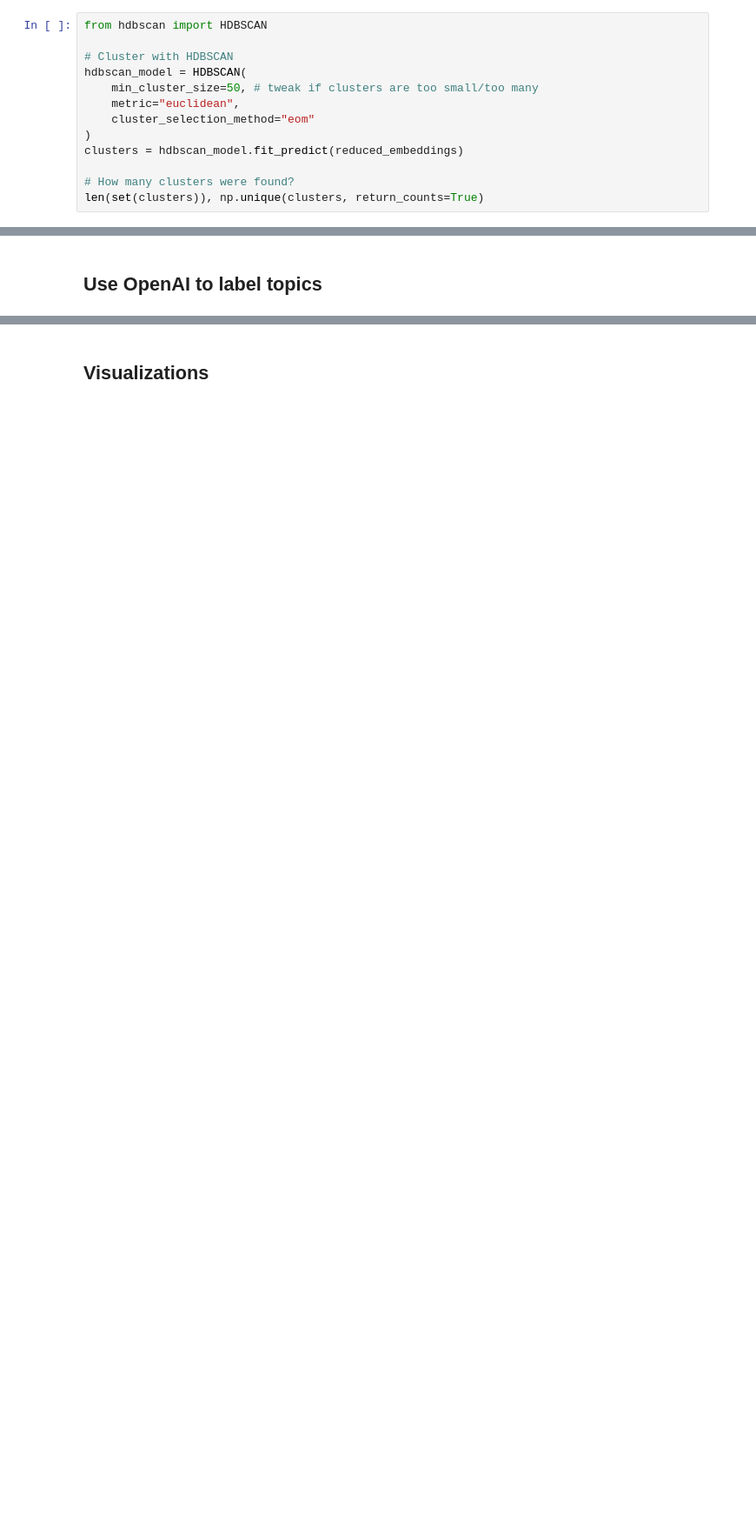
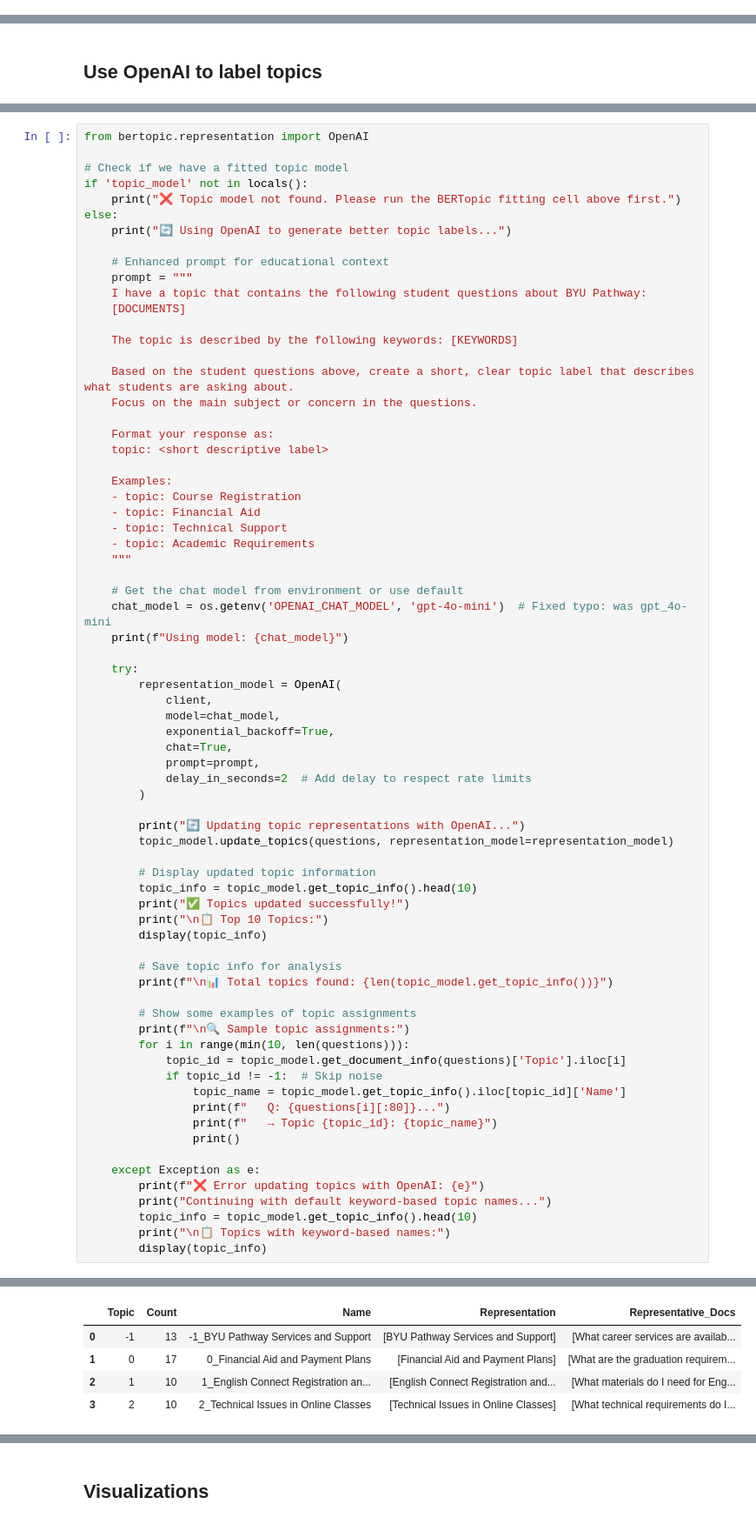
Before and after one commit to chrisedeson/pathway-questions-topic-modelling, a Jupyter notebook: Text_Clustering_&_Topic_Modeling_of_Pathway_Questions_with_OpenAI_and_BERTopic.ipynb, the cells around one changed output, grey strips where cells are left out. Shown at 87% size. Drawn from its saved outputs; the diff is of its cells as text; blank space fills up the shorter version.

```diff
--- a/Text_Clustering_&_Topic_Modeling_of_Pathway_Questions_with_OpenAI_and_BERTopic.ipynb
+++ b/Text_Clustering_&_Topic_Modeling_of_Pathway_Questions_with_OpenAI_and_BERTopic.ipynb
@@ -125,16 +249,3 @@ umap_model = UMAP(
 reduced_embeddings = umap_model.fit_transform(embeddings)
 # %% [markdown]
 ## Cluster the reduced embeddings
-# %%
-from hdbscan import HDBSCAN
-
-# Cluster with HDBSCAN
-hdbscan_model = HDBSCAN(
-    min_cluster_size=50, # tweak if clusters are too small/too many
-    metric="euclidean",
-    cluster_selection_method="eom"
-)
-clusters = hdbscan_model.fit_predict(reduced_embeddings)
-
-# How many clusters were found?
-len(set(clusters)), np.unique(clusters, return_counts=True)
@@ -245,0 +394,72 @@ topic_model.get_topic_info().head(10)
+# %%
+from bertopic.representation import OpenAI
+
+# Check if we have a fitted topic model
+if 'topic_model' not in locals():
+    print("❌ Topic model not found. Please run the BERTopic fitting cell above first.")
+else:
+    print("🔄 Using OpenAI to generate better topic labels...")
+
+    # Enhanced prompt for educational context
+    prompt = """
+    I have a topic that contains the following student questions about BYU Pathway:
+    [DOCUMENTS]
+
+    The topic is described by the following keywords: [KEYWORDS]
+
+    Based on the student questions above, create a short, clear topic label that describes what students are asking about.
+    Focus on the main subject or concern in the questions.
+
+    Format your response as:
+    topic: <short descriptive label>
+
+    Examples:
+    - topic: Course Registration
+    - topic: Financial Aid
+    - topic: Technical Support
+    - topic: Academic Requirements
+    """
+
+    # Get the chat model from environment or use default
+    chat_model = os.getenv('OPENAI_CHAT_MODEL', 'gpt-4o-mini')  # Fixed typo: was gpt_4o-mini
+    print(f"Using model: {chat_model}")
+
+    try:
+        representation_model = OpenAI(
+            client,
+            model=chat_model,
+            exponential_backoff=True,
+            chat=True,
+            prompt=prompt,
+            delay_in_seconds=2  # Add delay to respect rate limits
+        )
+
+        print("🔄 Updating topic representations with OpenAI...")
+        topic_model.update_topics(questions, representation_model=representation_model)
+
+        # Display updated topic information
+        topic_info = topic_model.get_topic_info().head(10)
+        print("✅ Topics updated successfully!")
+        print("\n📋 Top 10 Topics:")
+        display(topic_info)
+
+        # Save topic info for analysis
+        print(f"\n📊 Total topics found: {len(topic_model.get_topic_info())}")
+
+        # Show some examples of topic assignments
+        print(f"\n🔍 Sample topic assignments:")
+        for i in range(min(10, len(questions))):
+            topic_id = topic_model.get_document_info(questions)['Topic'].iloc[i]
+            if topic_id != -1:  # Skip noise
+                topic_name = topic_model.get_topic_info().iloc[topic_id]['Name']
+                print(f"   Q: {questions[i][:80]}...")
+                print(f"   → Topic {topic_id}: {topic_name}")
+                print()
+
+    except Exception as e:
+        print(f"❌ Error updating topics with OpenAI: {e}")
+        print("Continuing with default keyword-based topic names...")
+        topic_info = topic_model.get_topic_info().head(10)
+        print("\n📋 Topics with keyword-based names:")
+        display(topic_info)
+# %% [output]
@@ -245,0 +472,5 @@ topic_model.get_topic_info().head(10)
+|  | Topic | Count | Name | Representation | Representative_Docs |
+| 0 | -1 | 13 | -1_BYU Pathway Services and Support | [BYU Pathway Services and Support] | [What career services are availab... |
+| 1 | 0 | 17 | 0_Financial Aid and Payment Plans | [Financial Aid and Payment Plans] | [What are the graduation requirem... |
+| 2 | 1 | 10 | 1_English Connect Registration an... | [English Connect Registration and... | [What materials do I need for Eng... |
+| 3 | 2 | 10 | 2_Technical Issues in Online Classes | [Technical Issues in Online Classes] | [What technical requirements do I... |
```
Also changed, not shown: parts of 14 cells of this notebook.
